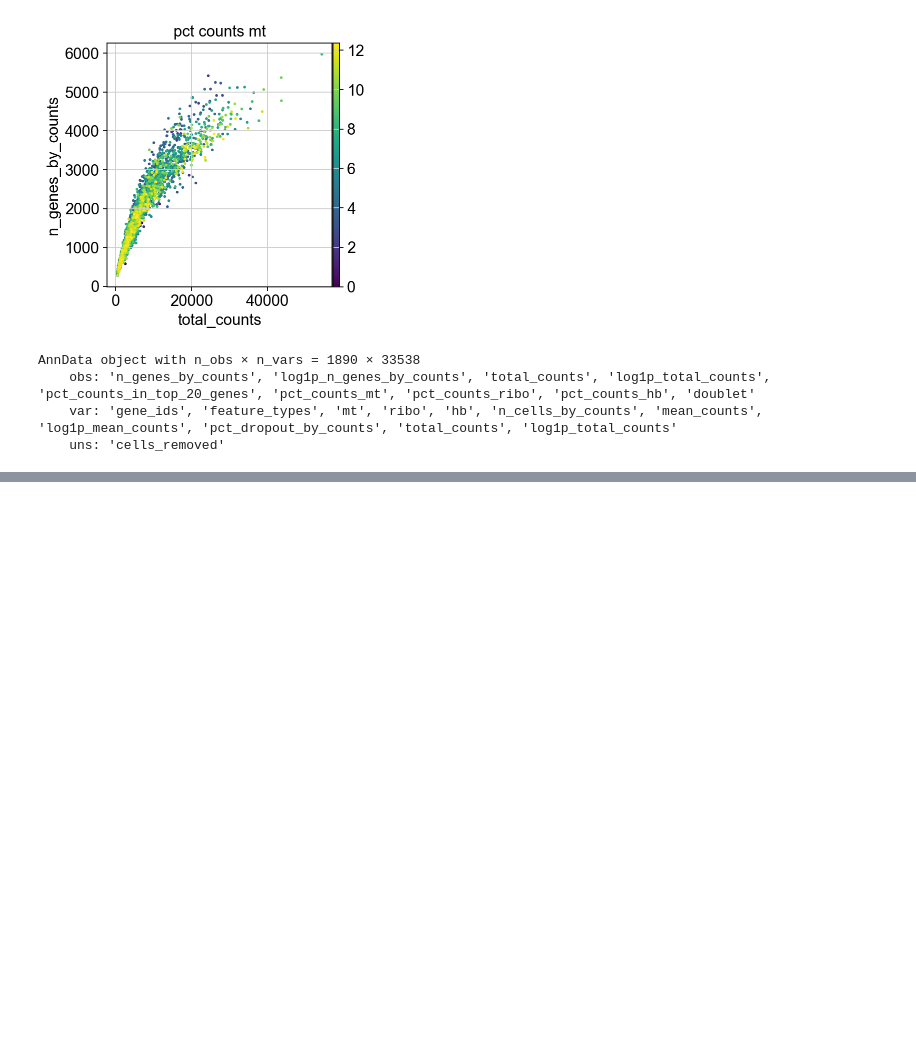
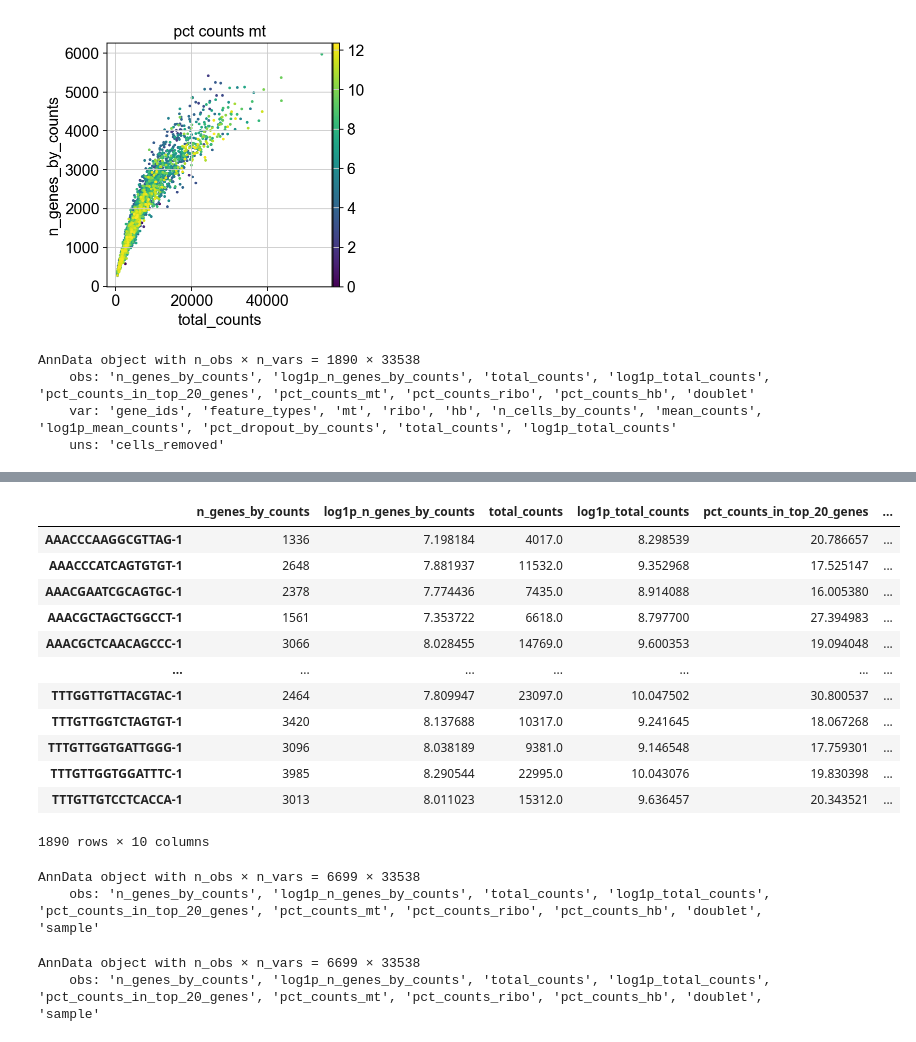
Before and after one commit to chira-ploy/singlecells-DataPlayground, a Jupyter notebook: alopecia_areata/alopecia_areata_analysis.ipynb, the cells around one changed output, grey strips where cells are left out. Saved outputs shown, nothing was run; the diff lists cells and outputs as text; code cells hidden in the pictures; blank space fills up the shorter version.

```diff
--- a/alopecia_areata/alopecia_areata_analysis.ipynb
+++ b/alopecia_areata/alopecia_areata_analysis.ipynb
@@ -63,0 +81,17 @@ plot3 = sc.pl.scatter(adata_CON, "total_counts", "n_genes_by_counts", color="pct
+# %%
+adata_CON.obs['sample'] = 'control'
+adata_CON.obs
+# %% [output]
+|  | n_genes_by_counts | log1p_n_genes_by_counts | total_counts | log1p_total_counts | pct_counts_in_top_20_genes | ... |
+| AAACCCAAGGCGTTAG-1 | 1336 | 7.198184 | 4017.0 | 8.298539 | 20.786657 | ... |
+| AAACCCATCAGTGTGT-1 | 2648 | 7.881937 | 11532.0 | 9.352968 | 17.525147 | ... |
+| AAACGAATCGCAGTGC-1 | 2378 | 7.774436 | 7435.0 | 8.914088 | 16.005380 | ... |
+| AAACGCTAGCTGGCCT-1 | 1561 | 7.353722 | 6618.0 | 8.797700 | 27.394983 | ... |
+| AAACGCTCAACAGCCC-1 | 3066 | 8.028455 | 14769.0 | 9.600353 | 19.094048 | ... |
+| ... | ... | ... | ... | ... | ... | ... |
+| TTTGGTTGTTACGTAC-1 | 2464 | 7.809947 | 23097.0 | 10.047502 | 30.800537 | ... |
+| TTTGTTGGTCTAGTGT-1 | 3420 | 8.137688 | 10317.0 | 9.241645 | 18.067268 | ... |
+| TTTGTTGGTGATTGGG-1 | 3096 | 8.038189 | 9381.0 | 9.146548 | 17.759301 | ... |
+| TTTGTTGGTGGATTTC-1 | 3985 | 8.290544 | 22995.0 | 10.043076 | 19.830398 | ... |
+| TTTGTTGTCCTCACCA-1 | 3013 | 8.011023 | 15312.0 | 9.636457 | 20.343521 | ... |
+1890 rows × 10 columns
@@ -63,0 +100,5 @@ plot3 = sc.pl.scatter(adata_CON, "total_counts", "n_genes_by_counts", color="pct
+# %%
+adata
+# %% [output]
+AnnData object with n_obs × n_vars = 6699 × 33538
+    obs: 'n_genes_by_counts', 'log1p_n_genes_by_counts', 'total_counts', 'log1p_total_counts', 'pct_counts_in_top_20_genes', 'pct_counts_mt', 'pct_counts_ribo', 'pct_counts_hb', 'doublet', 'sample'
@@ -63,0 +107,5 @@ plot3 = sc.pl.scatter(adata_CON, "total_counts", "n_genes_by_counts", color="pct
+# %%
+adata
+# %% [output]
+AnnData object with n_obs × n_vars = 6699 × 33538
+    obs: 'n_genes_by_counts', 'log1p_n_genes_by_counts', 'total_counts', 'log1p_total_counts', 'pct_counts_in_top_20_genes', 'pct_counts_mt', 'pct_counts_ribo', 'pct_counts_hb', 'doublet', 'sample'
```
Also changed, not shown: parts of 29 cells of this notebook.
